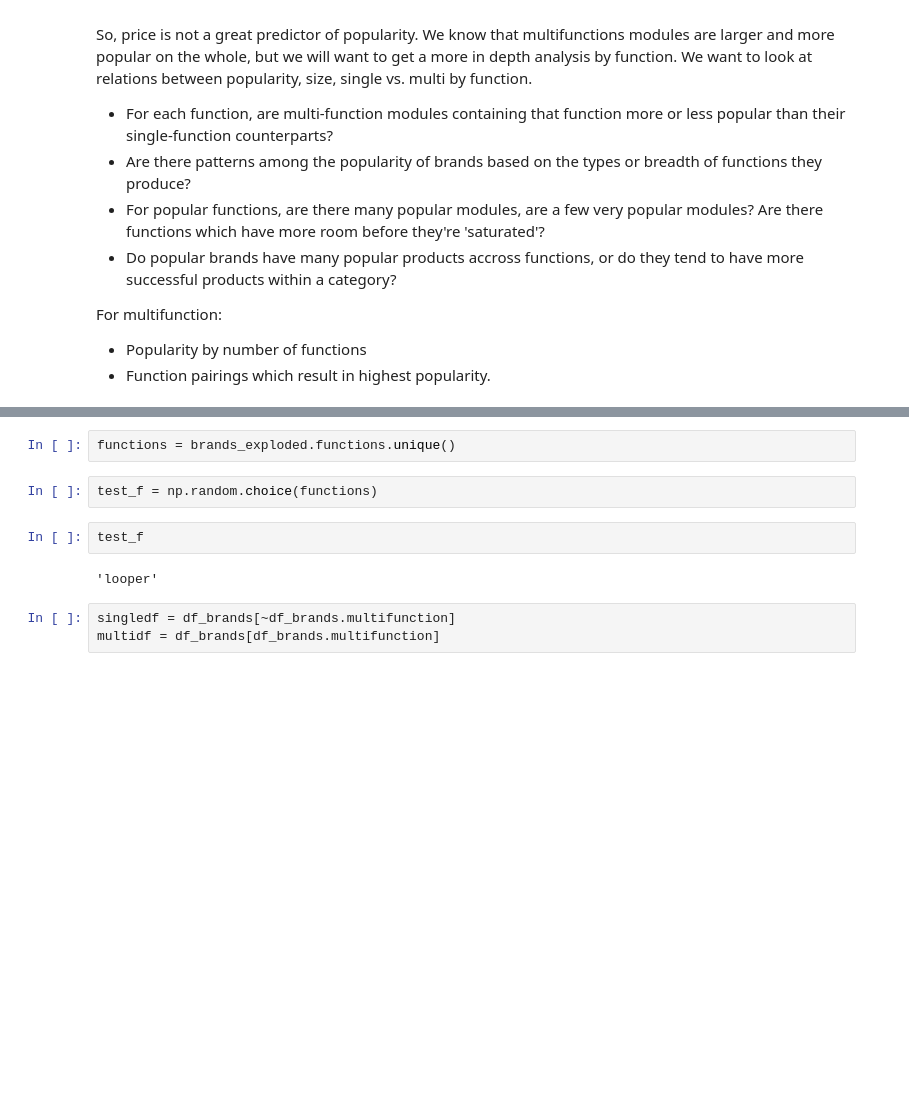
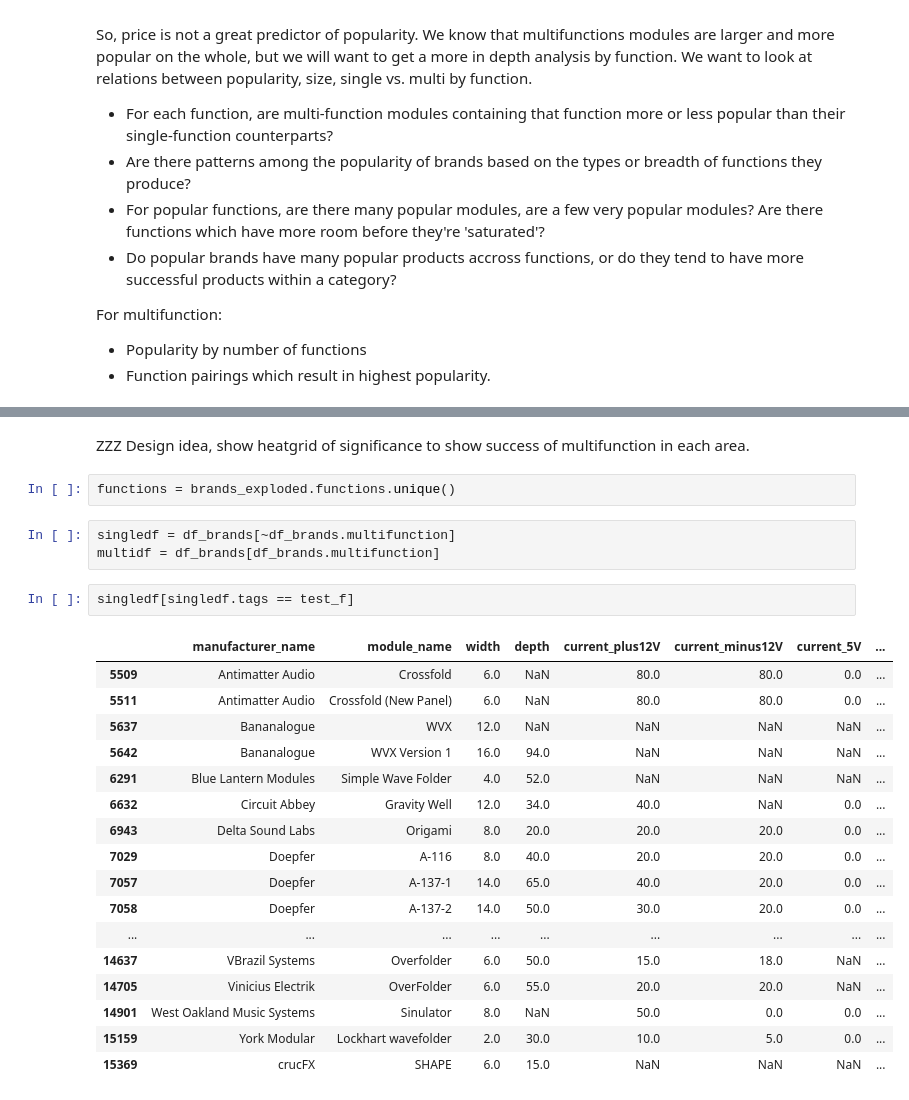
Before and after one commit to zstone00000/nycdsa_python_project, a Jupyter notebook: Eurorack_EDA.ipynb, the cells around one changed output, grey strips where cells are left out. Saved outputs shown, nothing was run; the diff lists cells and outputs as text; blank space fills up the shorter version.

Commit message:
added comparison of single and multifunction by function. Various EDA questions added.

```diff
--- a/Eurorack_EDA.ipynb
+++ b/Eurorack_EDA.ipynb
@@ -563,11 +581,27 @@ For multifunction:
+# %% [markdown]
+ZZZ Design idea, show heatgrid of significance to show success of multifunction in each area.
 # %%
 functions = brands_exploded.functions.unique()
-# %%
-test_f = np.random.choice(functions)
-# %%
-test_f
-# %% [output]
-'looper'
 # %%
 singledf = df_brands[~df_brands.multifunction]
 multidf = df_brands[df_brands.multifunction]
+# %%
+singledf[singledf.tags == test_f]
+# %% [output]
+|  | manufacturer_name | module_name | width | depth | current_plus12V | current_minus12V | current_5V | ... |
+| 5509 | Antimatter Audio | Crossfold | 6.0 | NaN | 80.0 | 80.0 | 0.0 | ... |
+| 5511 | Antimatter Audio | Crossfold (New Panel) | 6.0 | NaN | 80.0 | 80.0 | 0.0 | ... |
+| 5637 | Bananalogue | WVX | 12.0 | NaN | NaN | NaN | NaN | ... |
+| 5642 | Bananalogue | WVX Version 1 | 16.0 | 94.0 | NaN | NaN | NaN | ... |
+| 6291 | Blue Lantern Modules | Simple Wave Folder | 4.0 | 52.0 | NaN | NaN | NaN | ... |
+| 6632 | Circuit Abbey | Gravity Well | 12.0 | 34.0 | 40.0 | NaN | 0.0 | ... |
+| 6943 | Delta Sound Labs | Origami | 8.0 | 20.0 | 20.0 | 20.0 | 0.0 | ... |
+| 7029 | Doepfer | A-116 | 8.0 | 40.0 | 20.0 | 20.0 | 0.0 | ... |
+| 7057 | Doepfer | A-137-1 | 14.0 | 65.0 | 40.0 | 20.0 | 0.0 | ... |
+| 7058 | Doepfer | A-137-2 | 14.0 | 50.0 | 30.0 | 20.0 | 0.0 | ... |
+| ... | ... | ... | ... | ... | ... | ... | ... | ... |
+| 14637 | VBrazil Systems | Overfolder | 6.0 | 50.0 | 15.0 | 18.0 | NaN | ... |
+| 14705 | Vinicius Electrik | OverFolder | 6.0 | 55.0 | 20.0 | 20.0 | NaN | ... |
+| 14901 | West Oakland Music Systems | Sinulator | 8.0 | NaN | 50.0 | 0.0 | 0.0 | ... |
+| 15159 | York Modular | Lockhart wavefolder | 2.0 | 30.0 | 10.0 | 5.0 | 0.0 | ... |
+| 15369 | crucFX | SHAPE | 6.0 | 15.0 | NaN | NaN | NaN | ... |
```
Also changed, not shown: parts of 15 cells of this notebook.
